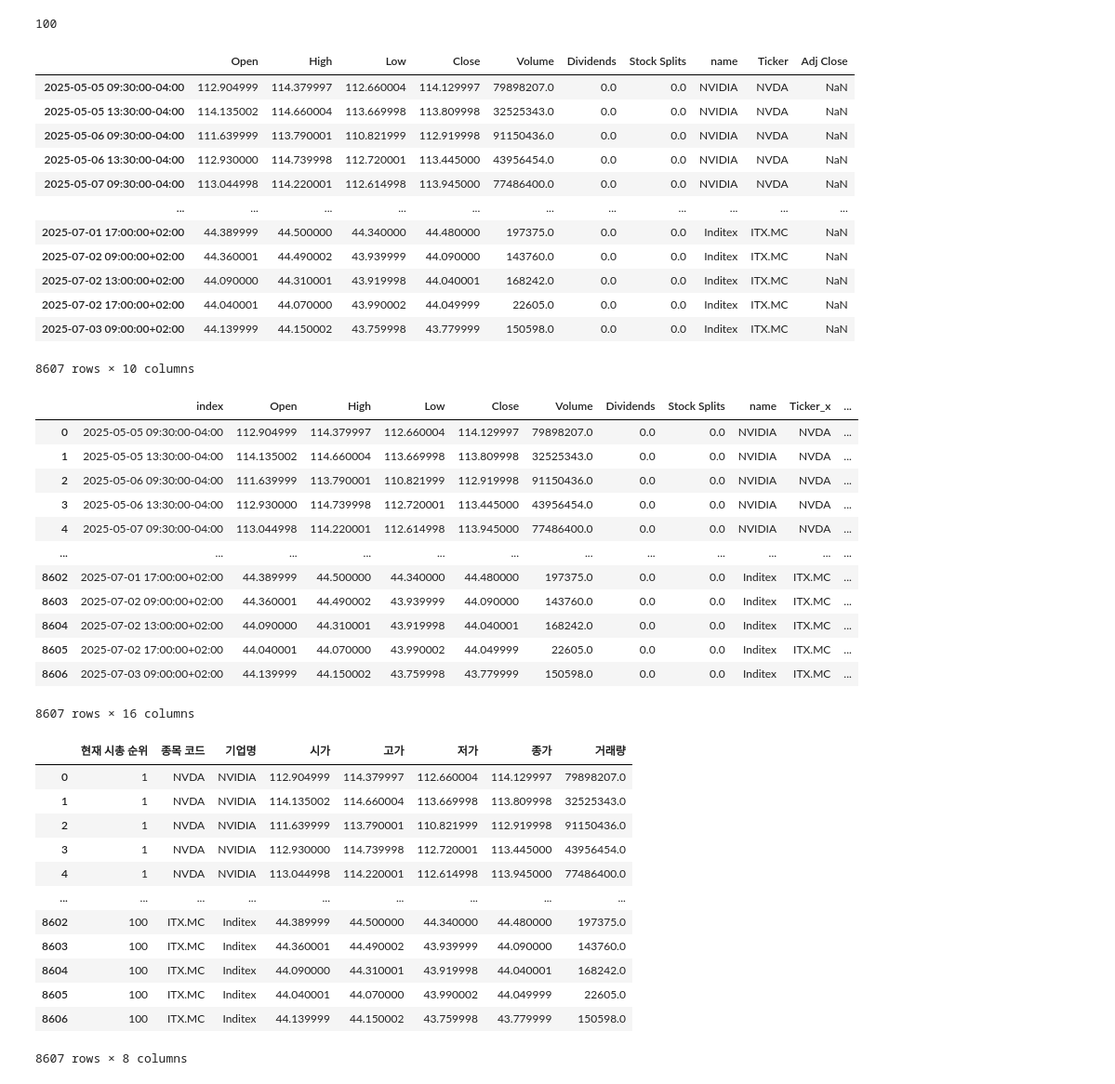
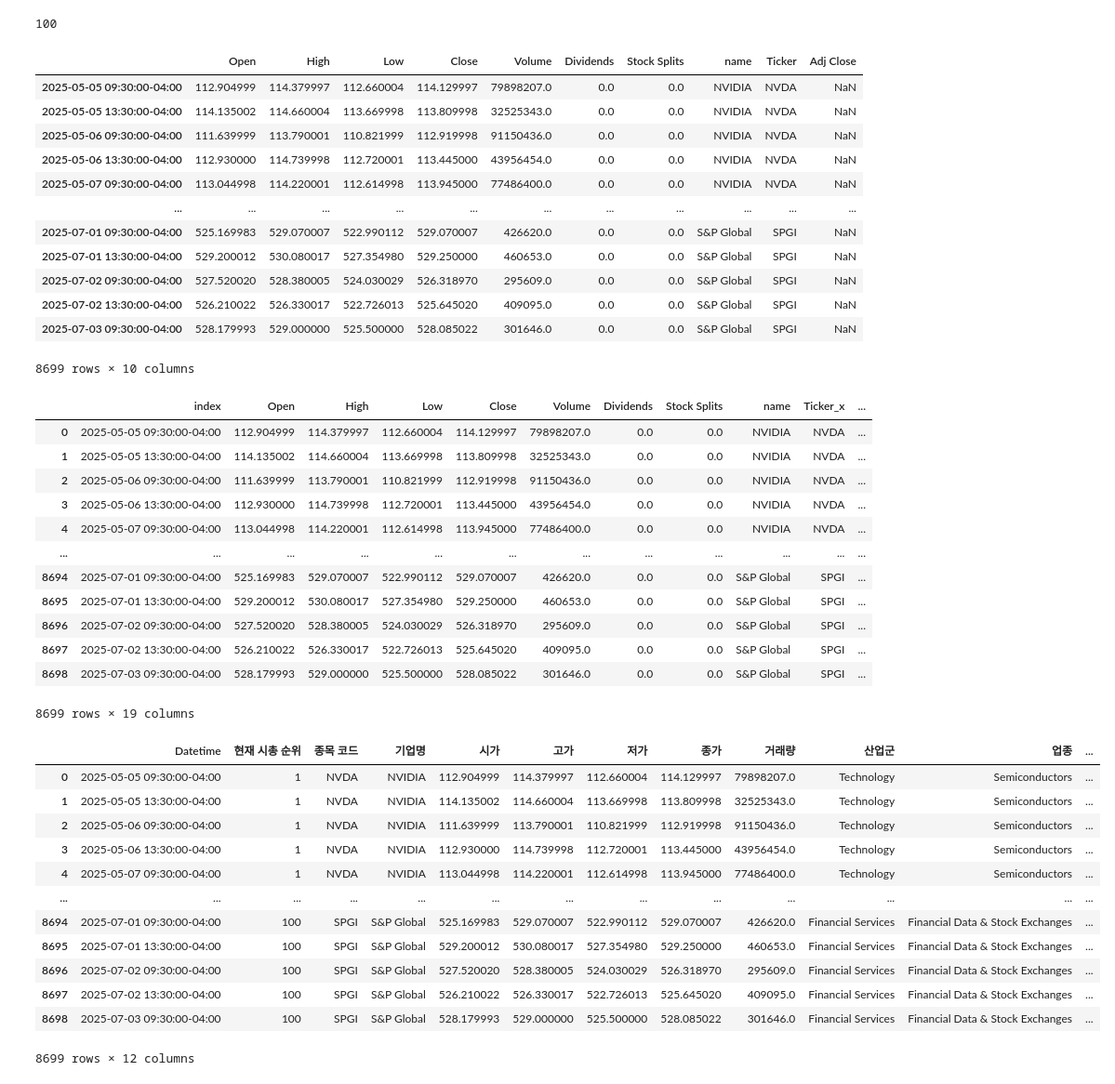
Before and after one commit to Seungwoo-JI64/25-Summer-MIRAEASSET, a Jupyter notebook: 주식데이터/주식크롤링_yhj.ipynb, the cells around one changed output. Shown at 93% size. Saved outputs shown, nothing was run; the diff lists cells and outputs as text; code cells hidden in the pictures.

```diff
--- a/주식데이터/주식크롤링_yhj.ipynb
+++ b/주식데이터/주식크롤링_yhj.ipynb
@@ -205,0 +210,24 @@ print(df_gb)  # 상위 10개 출력
+# %%
+from tqdm import tqdm
+tqdm.pandas()
+
+# 세 개 열 추가용 함수
+def get_company_info(ticker_symbol):
+    try:
+        ticker = yf.Ticker(ticker_symbol)
+        info = ticker.info
+
+        sector = info.get("sector", "N/A")
+        industry = info.get("industry", "N/A")
+        summary = info.get("longBusinessSummary", "N/A")
+
+        return pd.Series([sector, industry, summary])
+
+    except Exception as e:
+        return pd.Series(["N/A", "N/A", "N/A"])
+
+# 실제 사용 (예: korea_df)
+df_kr[["Sector", "Industry", "Summary"]] = df_kr["Ticker"].progress_apply(get_company_info)
+
+#global_df에도 동일하게 적용 가능
+df_gb[["Sector", "Industry", "Summary"]] = df_gb["Ticker"].progress_apply(get_company_info)
@@ -362,12 +421,12 @@ global_df
 | 2025-05-06 13:30:00-04:00 | 112.930000 | 114.739998 | 112.720001 | 113.445000 | 43956454.0 | 0.0 | 0.0 | NVIDIA | NVDA | NaN |
 | 2025-05-07 09:30:00-04:00 | 113.044998 | 114.220001 | 112.614998 | 113.945000 | 77486400.0 | 0.0 | 0.0 | NVIDIA | NVDA | NaN |
 | ... | ... | ... | ... | ... | ... | ... | ... | ... | ... | ... |
-| 2025-07-01 17:00:00+02:00 | 44.389999 | 44.500000 | 44.340000 | 44.480000 | 197375.0 | 0.0 | 0.0 | Inditex | ITX.MC | NaN |
-| 2025-07-02 09:00:00+02:00 | 44.360001 | 44.490002 | 43.939999 | 44.090000 | 143760.0 | 0.0 | 0.0 | Inditex | ITX.MC | NaN |
-| 2025-07-02 13:00:00+02:00 | 44.090000 | 44.310001 | 43.919998 | 44.040001 | 168242.0 | 0.0 | 0.0 | Inditex | ITX.MC | NaN |
-| 2025-07-02 17:00:00+02:00 | 44.040001 | 44.070000 | 43.990002 | 44.049999 | 22605.0 | 0.0 | 0.0 | Inditex | ITX.MC | NaN |
-| 2025-07-03 09:00:00+02:00 | 44.139999 | 44.150002 | 43.759998 | 43.779999 | 150598.0 | 0.0 | 0.0 | Inditex | ITX.MC | NaN |
+| 2025-07-01 09:30:00-04:00 | 525.169983 | 529.070007 | 522.990112 | 529.070007 | 426620.0 | 0.0 | 0.0 | S&P Global | SPGI | NaN |
+| 2025-07-01 13:30:00-04:00 | 529.200012 | 530.080017 | 527.354980 | 529.250000 | 460653.0 | 0.0 | 0.0 | S&P Global | SPGI | NaN |
+| 2025-07-02 09:30:00-04:00 | 527.520020 | 528.380005 | 524.030029 | 526.318970 | 295609.0 | 0.0 | 0.0 | S&P Global | SPGI | NaN |
+| 2025-07-02 13:30:00-04:00 | 526.210022 | 526.330017 | 522.726013 | 525.645020 | 409095.0 | 0.0 | 0.0 | S&P Global | SPGI | NaN |
+| 2025-07-03 09:30:00-04:00 | 528.179993 | 529.000000 | 525.500000 | 528.085022 | 301646.0 | 0.0 | 0.0 | S&P Global | SPGI | NaN |
-8607 rows × 10 columns
+8699 rows × 10 columns
 # %%
 # 인덱스 초기화 (Datetime을 일반 열로)
 global_df = global_df.reset_index()
@@ -387,28 +446,28 @@ global_df
 | 3 | 2025-05-06 13:30:00-04:00 | 112.930000 | 114.739998 | 112.720001 | 113.445000 | 43956454.0 | 0.0 | 0.0 | NVIDIA | NVDA | ... |
 | 4 | 2025-05-07 09:30:00-04:00 | 113.044998 | 114.220001 | 112.614998 | 113.945000 | 77486400.0 | 0.0 | 0.0 | NVIDIA | NVDA | ... |
 | ... | ... | ... | ... | ... | ... | ... | ... | ... | ... | ... | ... |
-| 8602 | 2025-07-01 17:00:00+02:00 | 44.389999 | 44.500000 | 44.340000 | 44.480000 | 197375.0 | 0.0 | 0.0 | Inditex | ITX.MC | ... |
-| 8603 | 2025-07-02 09:00:00+02:00 | 44.360001 | 44.490002 | 43.939999 | 44.090000 | 143760.0 | 0.0 | 0.0 | Inditex | ITX.MC | ... |
-| 8604 | 2025-07-02 13:00:00+02:00 | 44.090000 | 44.310001 | 43.919998 | 44.040001 | 168242.0 | 0.0 | 0.0 | Inditex | ITX.MC | ... |
-| 8605 | 2025-07-02 17:00:00+02:00 | 44.040001 | 44.070000 | 43.990002 | 44.049999 | 22605.0 | 0.0 | 0.0 | Inditex | ITX.MC | ... |
-| 8606 | 2025-07-03 09:00:00+02:00 | 44.139999 | 44.150002 | 43.759998 | 43.779999 | 150598.0 | 0.0 | 0.0 | Inditex | ITX.MC | ... |
+| 8694 | 2025-07-01 09:30:00-04:00 | 525.169983 | 529.070007 | 522.990112 | 529.070007 | 426620.0 | 0.0 | 0.0 | S&P Global | SPGI | ... |
+| 8695 | 2025-07-01 13:30:00-04:00 | 529.200012 | 530.080017 | 527.354980 | 529.250000 | 460653.0 | 0.0 | 0.0 | S&P Global | SPGI | ... |
+| 8696 | 2025-07-02 09:30:00-04:00 | 527.520020 | 528.380005 | 524.030029 | 526.318970 | 295609.0 | 0.0 | 0.0 | S&P Global | SPGI | ... |
+| 8697 | 2025-07-02 13:30:00-04:00 | 526.210022 | 526.330017 | 522.726013 | 525.645020 | 409095.0 | 0.0 | 0.0 | S&P Global | SPGI | ... |
+| 8698 | 2025-07-03 09:30:00-04:00 | 528.179993 | 529.000000 | 525.500000 | 528.085022 | 301646.0 | 0.0 | 0.0 | S&P Global | SPGI | ... |
-8607 rows × 16 columns
+8699 rows × 19 columns
 # %%
 #필요한 열 선택, 보기쉽게 재배치
-global_df = global_df[['Rank','Ticker_x', 'name', 'Open', 'High', 'Low', 'Close', 'Volume']]
-global_df.columns = ['현재 시총 순위', '종목 코드', '기업명', '시가', '고가', '저가', '종가', '거래량']
+global_df = global_df[['index','Rank','Ticker_x', 'name', 'Open', 'High', 'Low', 'Close', 'Volume',"Sector", "Industry", "Summary"]]
+global_df.columns = ['Datetime','현재 시총 순위', '종목 코드', '기업명', '시가', '고가', '저가', '종가', '거래량',"산업군", "업종", "기업 요약"]
 global_df
 # %% [output]
-|  | 현재 시총 순위 | 종목 코드 | 기업명 | 시가 | 고가 | 저가 | 종가 | 거래량 |
-| 0 | 1 | NVDA | NVIDIA | 112.904999 | 114.379997 | 112.660004 | 114.129997 | 79898207.0 |
-| 1 | 1 | NVDA | NVIDIA | 114.135002 | 114.660004 | 113.669998 | 113.809998 | 32525343.0 |
-| 2 | 1 | NVDA | NVIDIA | 111.639999 | 113.790001 | 110.821999 | 112.919998 | 91150436.0 |
-| 3 | 1 | NVDA | NVIDIA | 112.930000 | 114.739998 | 112.720001 | 113.445000 | 43956454.0 |
-| 4 | 1 | NVDA | NVIDIA | 113.044998 | 114.220001 | 112.614998 | 113.945000 | 77486400.0 |
-| ... | ... | ... | ... | ... | ... | ... | ... | ... |
-| 8602 | 100 | ITX.MC | Inditex | 44.389999 | 44.500000 | 44.340000 | 44.480000 | 197375.0 |
-| 8603 | 100 | ITX.MC | Inditex | 44.360001 | 44.490002 | 43.939999 | 44.090000 | 143760.0 |
-| 8604 | 100 | ITX.MC | Inditex | 44.090000 | 44.310001 | 43.919998 | 44.040001 | 168242.0 |
-| 8605 | 100 | ITX.MC | Inditex | 44.040001 | 44.070000 | 43.990002 | 44.049999 | 22605.0 |
-| 8606 | 100 | ITX.MC | Inditex | 44.139999 | 44.150002 | 43.759998 | 43.779999 | 150598.0 |
+|  | Datetime | 현재 시총 순위 | 종목 코드 | 기업명 | 시가 | 고가 | 저가 | 종가 | 거래량 | 산업군 | 업종 | ... |
+| 0 | 2025-05-05 09:30:00-04:00 | 1 | NVDA | NVIDIA | 112.904999 | 114.379997 | 112.660004 | 114.129997 | 79898207.0 | Technology | Semiconductors | ... |
+| 1 | 2025-05-05 13:30:00-04:00 | 1 | NVDA | NVIDIA | 114.135002 | 114.660004 | 113.669998 | 113.809998 | 32525343.0 | Technology | Semiconductors | ... |
+| 2 | 2025-05-06 09:30:00-04:00 | 1 | NVDA | NVIDIA | 111.639999 | 113.790001 | 110.821999 | 112.919998 | 91150436.0 | Technology | Semiconductors | ... |
+| 3 | 2025-05-06 13:30:00-04:00 | 1 | NVDA | NVIDIA | 112.930000 | 114.739998 | 112.720001 | 113.445000 | 43956454.0 | Technology | Semiconductors | ... |
+| 4 | 2025-05-07 09:30:00-04:00 | 1 | NVDA | NVIDIA | 113.044998 | 114.220001 | 112.614998 | 113.945000 | 77486400.0 | Technology | Semiconductors | ... |
+| ... | ... | ... | ... | ... | ... | ... | ... | ... | ... | ... | ... | ... |
+| 8694 | 2025-07-01 09:30:00-04:00 | 100 | SPGI | S&P Global | 525.169983 | 529.070007 | 522.990112 | 529.070007 | 426620.0 | Financial Services | Financial Data & Stock Exchanges | ... |
+| 8695 | 2025-07-01 13:30:00-04:00 | 100 | SPGI | S&P Global | 529.200012 | 530.080017 | 527.354980 | 529.250000 | 460653.0 | Financial Services | Financial Data & Stock Exchanges | ... |
+| 8696 | 2025-07-02 09:30:00-04:00 | 100 | SPGI | S&P Global | 527.520020 | 528.380005 | 524.030029 | 526.318970 | 295609.0 | Financial Services | Financial Data & Stock Exchanges | ... |
+| 8697 | 2025-07-02 13:30:00-04:00 | 100 | SPGI | S&P Global | 526.210022 | 526.330017 | 522.726013 | 525.645020 | 409095.0 | Financial Services | Financial Data & Stock Exchanges | ... |
+| 8698 | 2025-07-03 09:30:00-04:00 | 100 | SPGI | S&P Global | 528.179993 | 529.000000 | 525.500000 | 528.085022 | 301646.0 | Financial Services | Financial Data & Stock Exchanges | ... |
-8607 rows × 8 columns
+8699 rows × 12 columns
```
Also changed, not shown: parts of 17 cells of this notebook, 2 other files.
